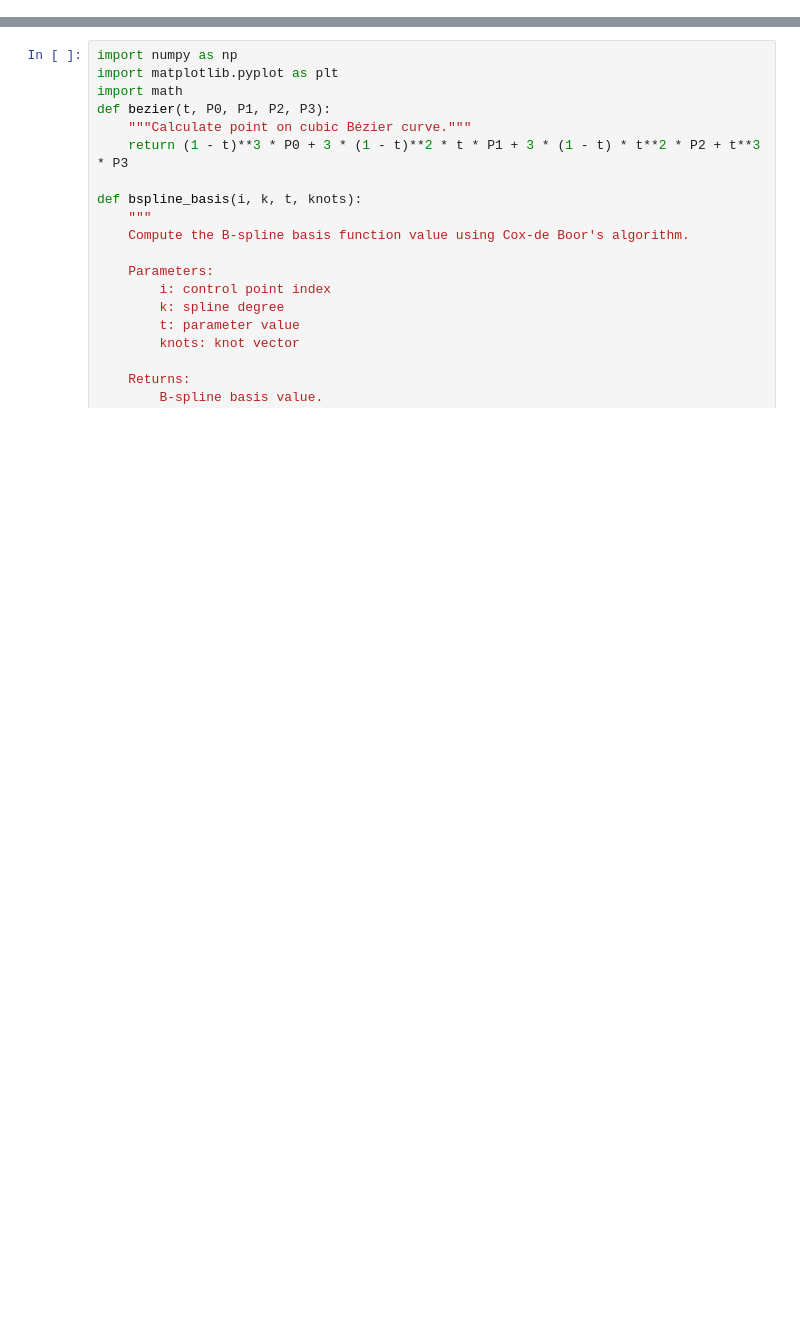
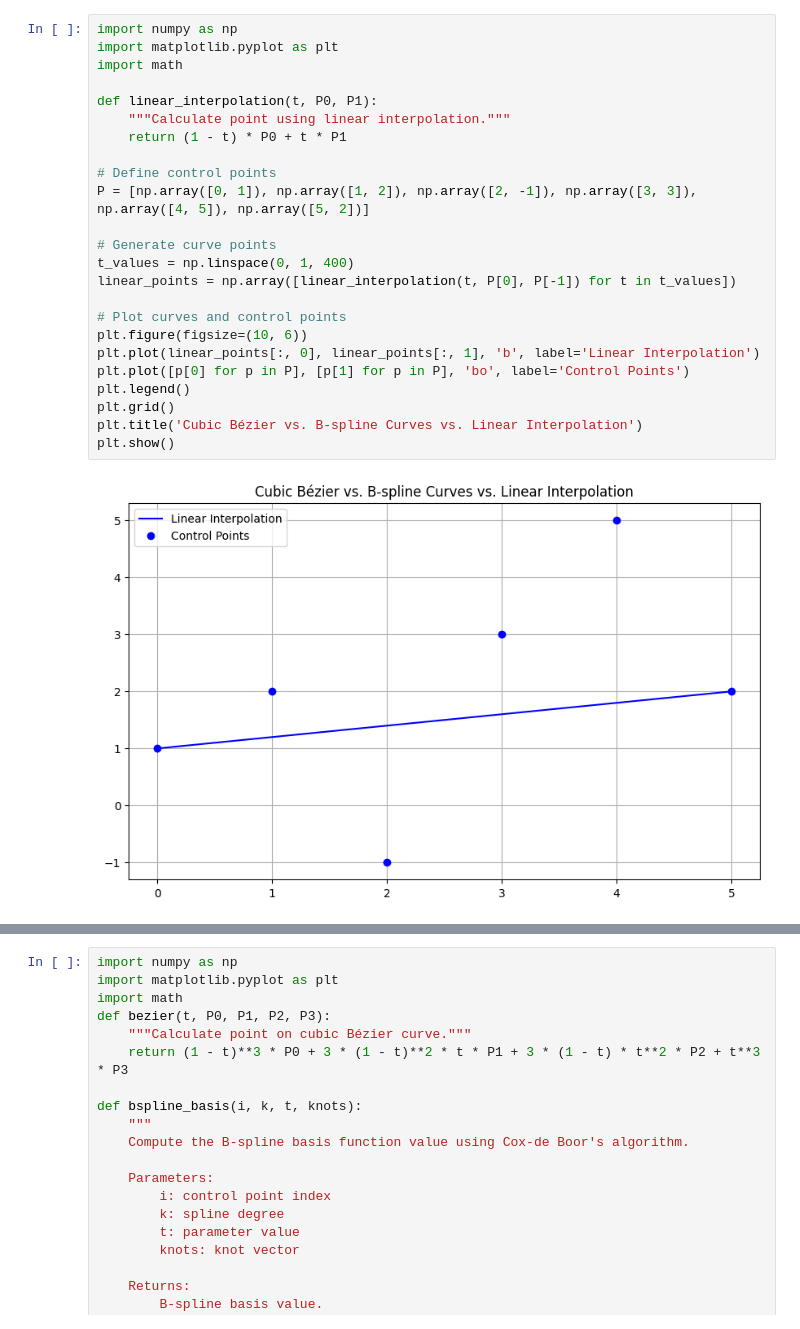
Before and after one commit to dimo3d/CGI_course_materials, a Jupyter notebook: content/Bezier.ipynb, the cells around one changed output, grey strips where cells are left out. Cells and saved outputs as stored; diff of their text form; blank space fills up the shorter version.

```diff
--- a/content/Bezier.ipynb
+++ b/content/Bezier.ipynb
@@ -0,0 +26,26 @@
+# %%
+import numpy as np
+import matplotlib.pyplot as plt
+import math
+
+def linear_interpolation(t, P0, P1):
+    """Calculate point using linear interpolation."""
+    return (1 - t) * P0 + t * P1
+
+# Define control points
+P = [np.array([0, 1]), np.array([1, 2]), np.array([2, -1]), np.array([3, 3]), np.array([4, 5]), np.array([5, 2])]
+
+# Generate curve points
+t_values = np.linspace(0, 1, 400)
+linear_points = np.array([linear_interpolation(t, P[0], P[-1]) for t in t_values])
+
+# Plot curves and control points
+plt.figure(figsize=(10, 6))
+plt.plot(linear_points[:, 0], linear_points[:, 1], 'b', label='Linear Interpolation')
+plt.plot([p[0] for p in P], [p[1] for p in P], 'bo', label='Control Points')
+plt.legend()
+plt.grid()
+plt.title('Cubic Bézier vs. B-spline Curves vs. Linear Interpolation')
+plt.show()
+# %% [output]
+[figure, added]
```
Also changed, not shown: parts of 4 cells of this notebook.
